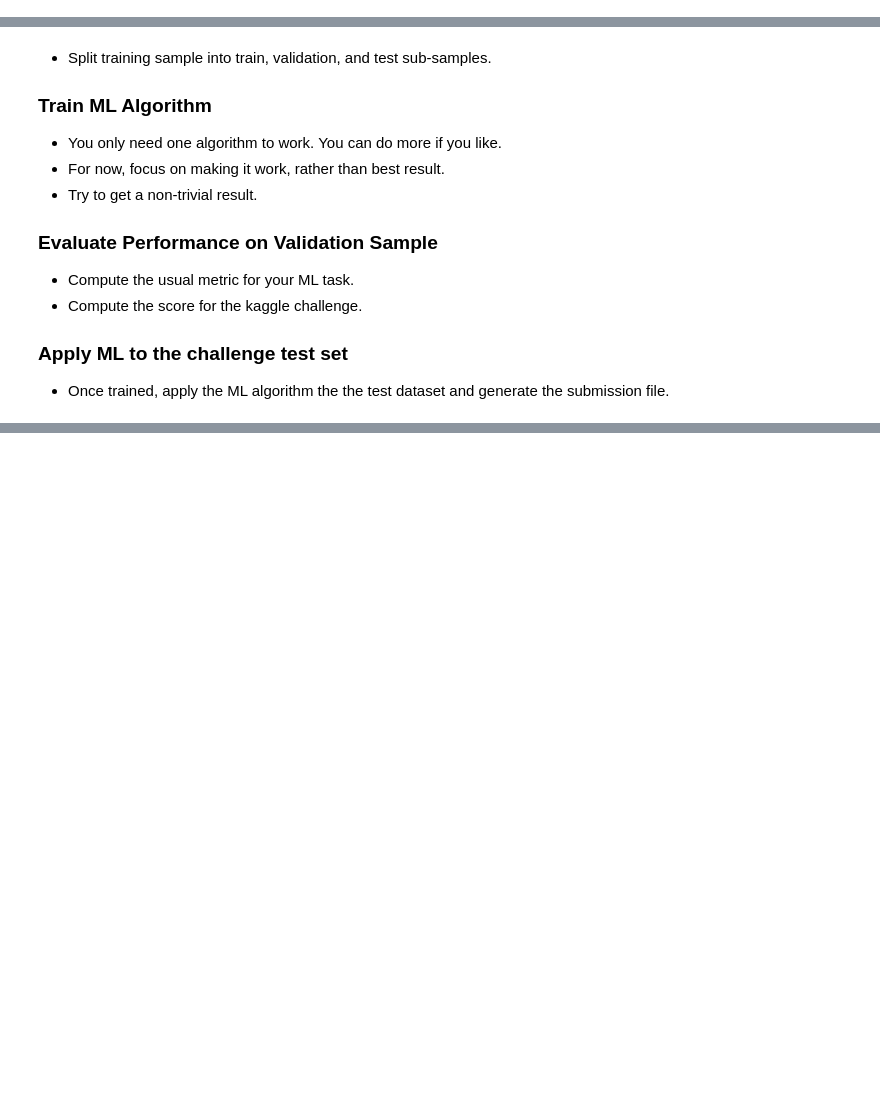
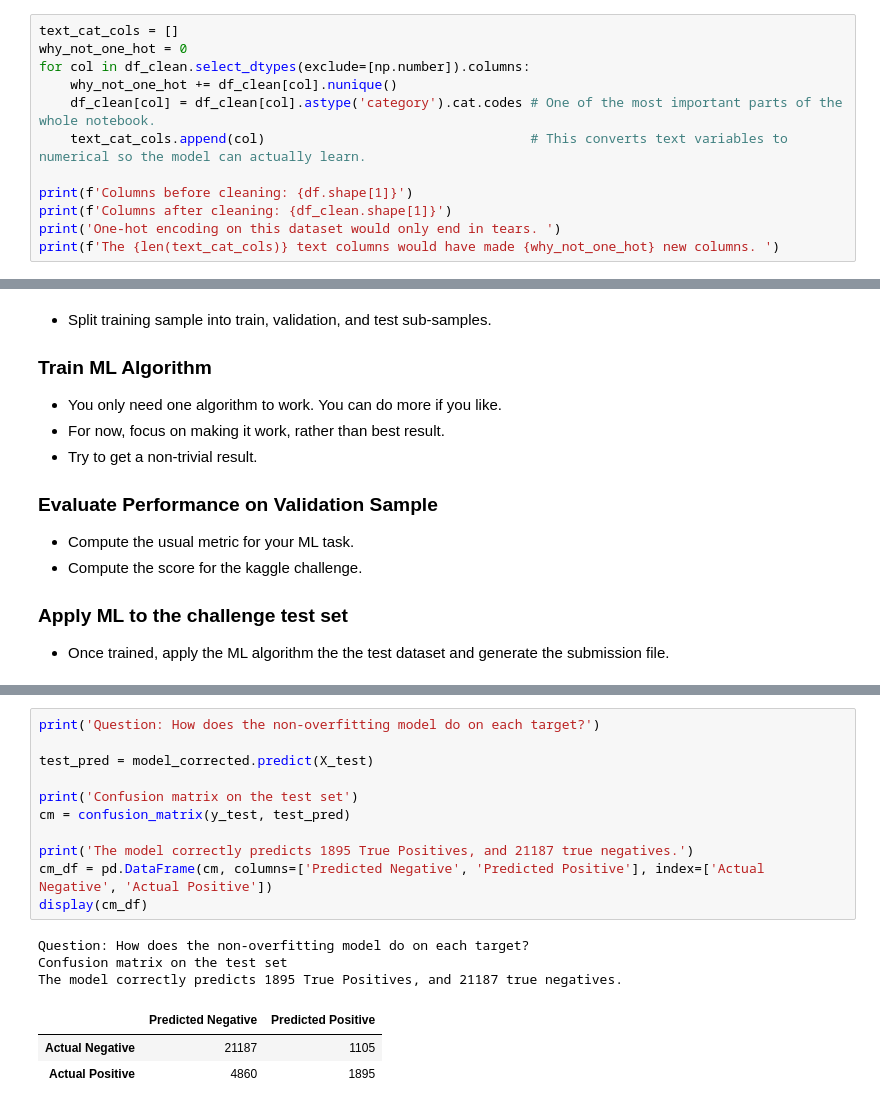
Before and after one commit to radtothebone/data-science-3402, a Jupyter notebook: Final Project/Group_4_Final_Project.ipynb, the cells around one changed output, grey strips where cells are left out. Saved outputs shown, nothing was run; the diff lists cells and outputs as text; blank space fills up the shorter version.

```diff
--- a/Final Project/Group_4_Final_Project.ipynb
+++ b/Final Project/Group_4_Final_Project.ipynb
@@ -357,0 +415,12 @@ Columns after cleaning: 1851
+# %%
+text_cat_cols = []
+why_not_one_hot = 0
+for col in df_clean.select_dtypes(exclude=[np.number]).columns:
+    why_not_one_hot += df_clean[col].nunique()
+    df_clean[col] = df_clean[col].astype('category').cat.codes # One of the most important parts of the whole notebook.
+    text_cat_cols.append(col)                                  # This converts text variables to numerical so the model can actually learn.
+
+print(f'Columns before cleaning: {df.shape[1]}')
+print(f'Columns after cleaning: {df_clean.shape[1]}')
+print('One-hot encoding on this dataset would only end in tears. ')
+print(f'The {len(text_cat_cols)} text columns would have made {why_not_one_hot} new columns. ')
@@ -559,0 +648,18 @@ Test AUC: 0.7781
+# %%
+print('Question: How does the non-overfitting model do on each target?')
+
+test_pred = model_corrected.predict(X_test)
+
+print('Confusion matrix on the test set')
+cm = confusion_matrix(y_test, test_pred)
+
+print('The model correctly predicts 1895 True Positives, and 21187 true negatives.')
+cm_df = pd.DataFrame(cm, columns=['Predicted Negative', 'Predicted Positive'], index=['Actual Negative', 'Actual Positive'])
+display(cm_df)
+# %% [output]
+Question: How does the non-overfitting model do on each target?
+Confusion matrix on the test set
+The model correctly predicts 1895 True Positives, and 21187 true negatives.
+|  | Predicted Negative | Predicted Positive |
+| Actual Negative | 21187 | 1105 |
+| Actual Positive | 4860 | 1895 |
```
Also changed, not shown: parts of 15 cells of this notebook.
